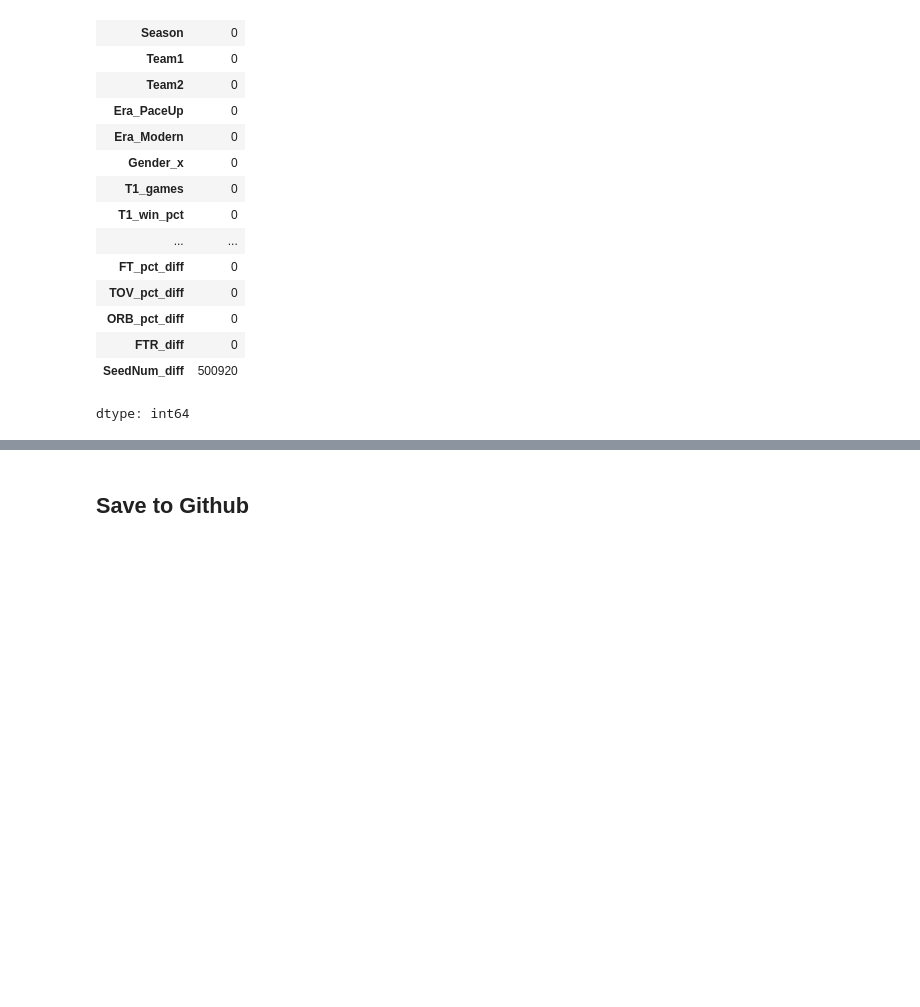
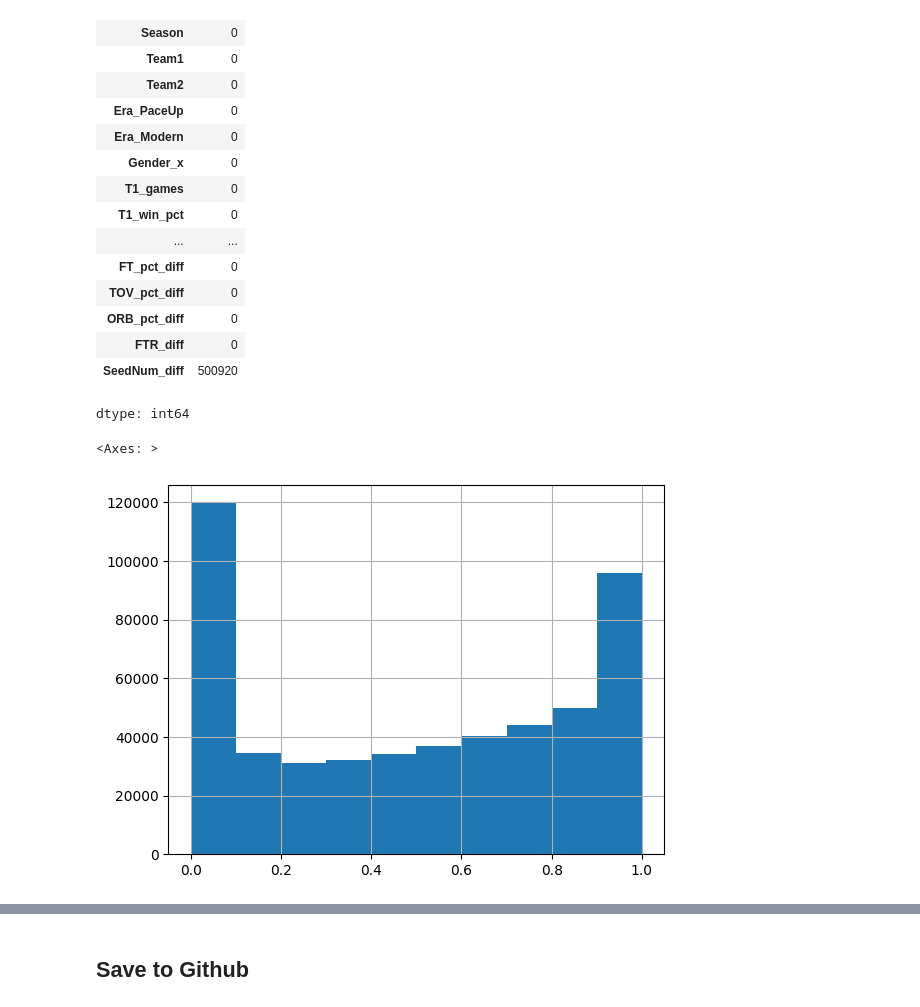
Before and after one commit to abishpius/March-Madness-2026, a Jupyter notebook: Kaggle_March_Madness_Advanced_FE.ipynb, the cells around one changed output, grey strips where cells are left out. Drawn from its saved outputs; the diff is of its cells as text; code cells hidden in the pictures; blank space fills up the shorter version.

```diff
--- a/Kaggle_March_Madness_Advanced_FE.ipynb
+++ b/Kaggle_March_Madness_Advanced_FE.ipynb
@@ -576,22 +594,5 @@ X_cols = [
     "quality_diff"
 ]+ ["Gender", 'Era_PaceUp',	'Era_Modern']
 
-X_cols = ['win_pct_diff',
- 'avg_margin_diff',
- 'OffRtg_diff',
- 'DefRtg_diff',
- 'NetRtg_diff',
- 'eFG_pct_diff',
- 'FG3_pct_diff',
- 'FT_pct_diff',
- 'TOV_pct_diff',
- 'ORB_pct_diff',
- 'FTR_diff',
-#  'SeedNum_diff',
- 'elo_diff',
- 'quality_diff',
- 'Gender',
- 'Era_PaceUp',
- 'Era_Modern']
 X_cols
 # %% [output]
@@ -669,8 +796,10 @@ y_all = df["Target"]
 
 model = HistGradientBoostingClassifier(
     loss="log_loss",
-    random_state=31
-)
+    random_state=31,
+    **{'learning_rate': 0.010072286753690849, 'max_depth': 3, 'max_iter': 449, 'min_samples_leaf': 63, 'l2_regularization': 0.059359943401852154, 'max_bins': 146}
+
+    )
 
 model.fit(X_all, y_all)
 # %% [output]
@@ -818 +952,6 @@ sub[["ID","Pred"]].to_csv('/content/drive/MyDrive/Output/sub.csv', index=False)
+# %%
+sub['Pred'].hist()
+# %% [output]
+<Axes: >
+[figure, added]
 # %%
```
Also changed, not shown: parts of 15 cells of this notebook.
